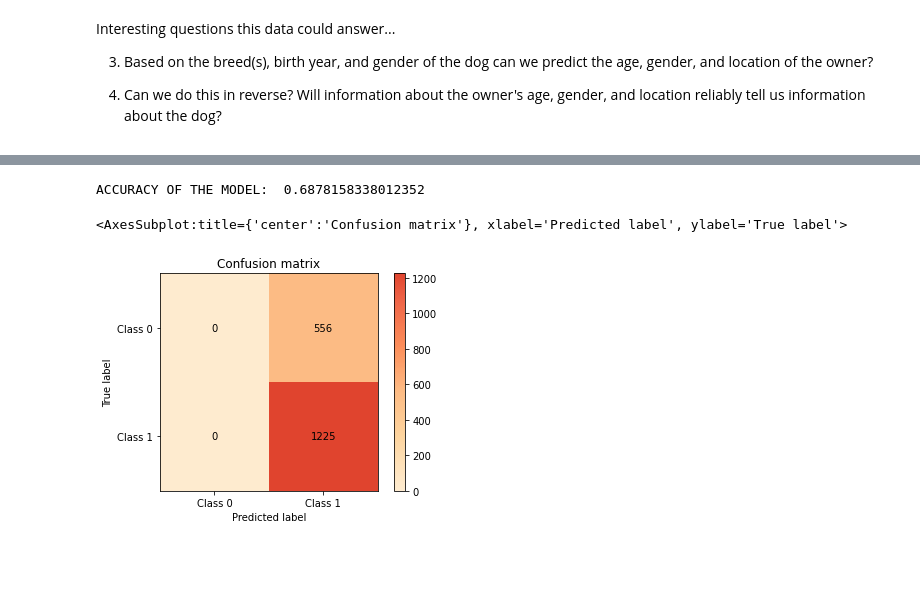
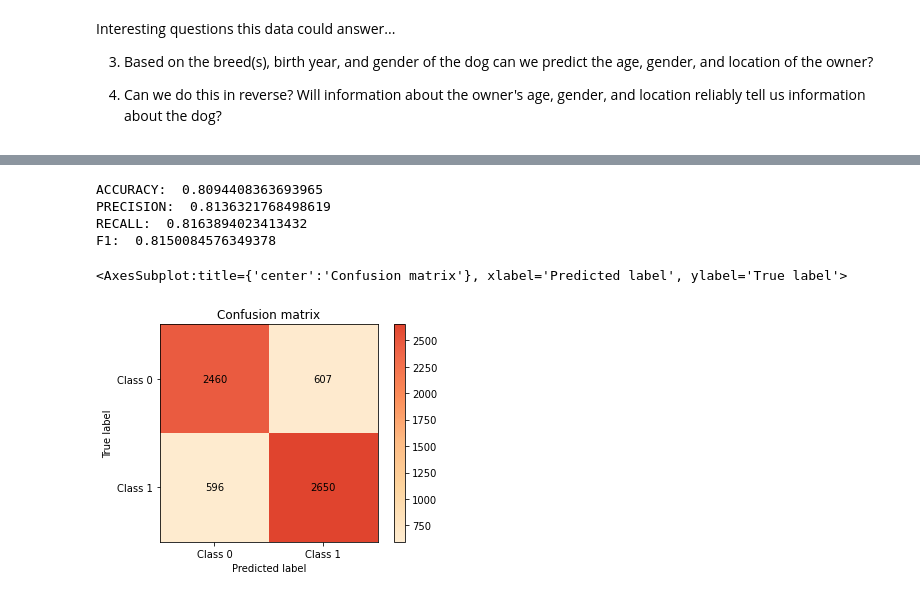
Before and after one commit to nycantwell/nycantwell, a Jupyter notebook: Data_storytelling_swiss_dog_owners/Swiss_dogs_story.ipynb, the cells around one changed output, grey strips where cells are left out. Cells and saved outputs as stored; diff of their text form; code cells hidden in the pictures; blank space fills up the shorter version.

Commit message:
Swiss dogs random forest model

```diff
--- a/Data_storytelling_swiss_dog_owners/Swiss_dogs_story.ipynb
+++ b/Data_storytelling_swiss_dog_owners/Swiss_dogs_story.ipynb
@@ -267,0 +322,9 @@ Index(['HOLDER_ID', 'AGE', 'GENDER_m', 'GENDER_w', 'URBAN_CIRCLE',
+# %%
+# Age threshold targets, optional
+df_15_17['DOG_OVER_6'] = 0
+df_15_17['DOG_OVER_6'].mask((df_15_17.DOG_AGE>6), 1, inplace=True)
+print(df_15_17.DOG_OVER_6.value_counts())
+
+df_15_17['OWNER_OVER_50'] = 0
+df_15_17['OWNER_OVER_50'].mask((df_15_17.OWNER_DECADES_OLD>4), 1, inplace=True)
+print(df_15_17.OWNER_OVER_50.value_counts())
@@ -267,0 +338,5 @@ Index(['HOLDER_ID', 'AGE', 'GENDER_m', 'GENDER_w', 'URBAN_CIRCLE',
+# %%
+# Scale dog age and owner decades old to be b/w 0 and 1.
+from sklearn.preprocessing import MinMaxScaler
+scaler = MinMaxScaler()
+df_15_17[['DOG_AGE_SCALED', 'OWNER_DECADES_OLD_SCALED']] = scaler.fit_transform(df_15_17[['DOG_AGE', 'OWNER_DECADES_OLD']])
@@ -267,0 +439,9 @@ Index(['HOLDER_ID', 'AGE', 'GENDER_m', 'GENDER_w', 'URBAN_CIRCLE',
+# %%
+# Target encoding for 5 high cardinality features
+# Adapted from: https://contrib.scikit-learn.org/category_encoders/targetencoder.html
+tar_enc = ce.TargetEncoder(cols=['CITY_DISTRICT', 'CITY_QUARTER', 'BREED1', 'BREED2', 'DOG_COLOR'],
+       min_samples_leaf=5, smoothing=3).fit(X_train, y_train)
+###tar_enc = ce.TargetEncoder(cols=['CITY_DISTRICT', 'CITY_QUARTER', 'BREED1', 'BREED2', 'DOG_COLOR', 'FCI_GROUP'],
+###       min_samples_leaf=5, smoothing=3).fit(X_train, y_train)
+X_train = tar_enc.transform(X_train)
+X_test = tar_enc.transform(X_test)
@@ -271,16 +468,13 @@ from sklearn.model_selection import cross_val_score
 from sklearn.model_selection import GridSearchCV
 from sklearn.ensemble import RandomForestClassifier
 from sklearn.metrics import confusion_matrix
-from sklearn_evaluation import plot
 
-# creating a RF classifier
 clf = RandomForestClassifier()
-
-param_grid = {'n_estimators': [5,10,15,20], 'max_depth': [2, 5, 7, 9]}
+param_grid = {'n_estimators': [20,60,80,95,105,110], 'max_depth': [None], 'max_features': [None],
+    'min_samples_leaf': [1,2,3,4,5]}
 
 grid_clf = GridSearchCV(clf, param_grid, cv=5)
 grid_clf.fit(X_train, y_train)
 
-plot.grid_search(grid_clf.cv_results_, change=('n_estimators', 'max_depth'))
 print(grid_clf.best_estimator_)
 # %% [output]
@@ -289,22 +492,26 @@ RandomForestClassifier(max_depth=5, n_estimators=10)
 # %%
 # Training the model on the training dataset
 # fit function is used to train the model using the training sets as parameters
-clf = RandomForestClassifier(max_depth=2, n_estimators=5)
+clf = RandomForestClassifier(max_depth = None, max_features=None, min_samples_leaf=1, n_estimators=105)
 clf.fit(X_train, y_train)
 
 # performing predictions on the test dataset
 y_pred = clf.predict(X_test)
 
 # metrics are used to find accuracy or error
 from sklearn import metrics
-print()
-
 # using metrics module for accuracy calculation
-print("ACCURACY OF THE MODEL: ", metrics.accuracy_score(y_test, y_pred))
+print('ACCURACY: ', metrics.accuracy_score(y_test, y_pred))
+print('PRECISION: ', metrics.precision_score(y_test, y_pred))
+print('RECALL: ', metrics.recall_score(y_test, y_pred))
+print('F1: ', metrics.f1_score(y_test, y_pred))
 
 from sklearn_evaluation import plot
 plot.confusion_matrix(y_test, y_pred)
 # %% [output]
-ACCURACY OF THE MODEL:  0.6878158338012352
+ACCURACY:  0.8094408363693965
+PRECISION:  0.8136321768498619
+RECALL:  0.8163894023413432
+F1:  0.8150084576349378
 <AxesSubplot:title={'center':'Confusion matrix'}, xlabel='Predicted label', ylabel='True label'>
-[figure, old version]
+[figure, new version]
```
Also changed, not shown: parts of 28 cells of this notebook, 13 other files.
